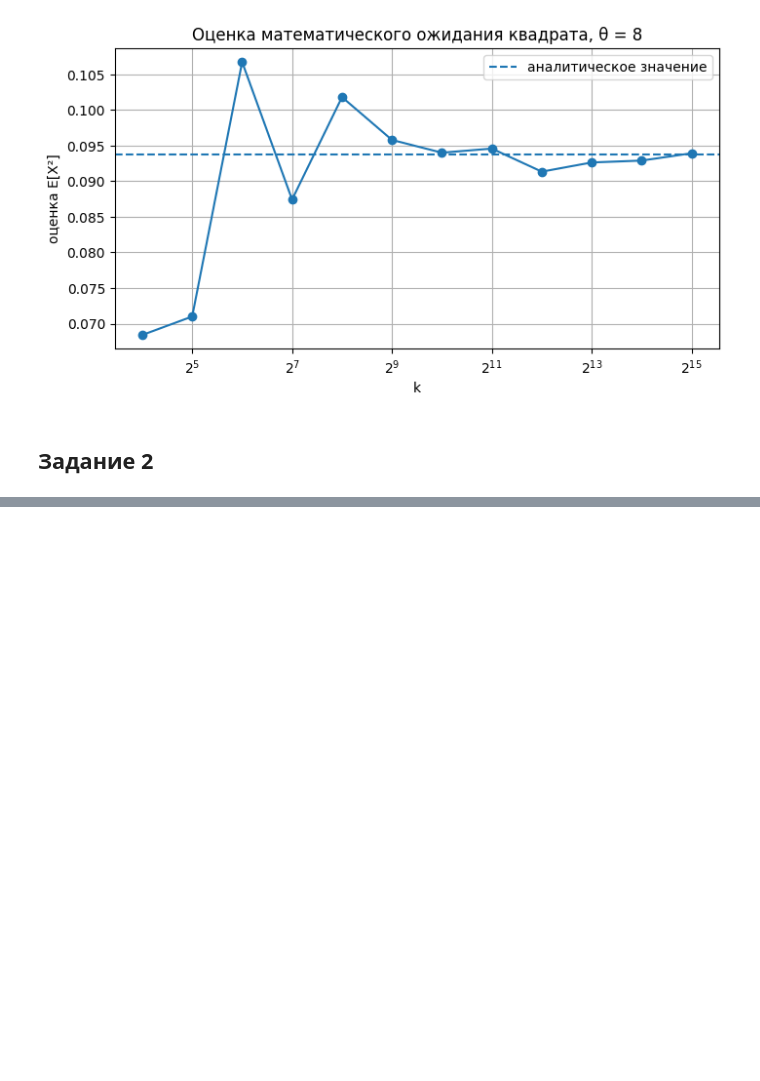
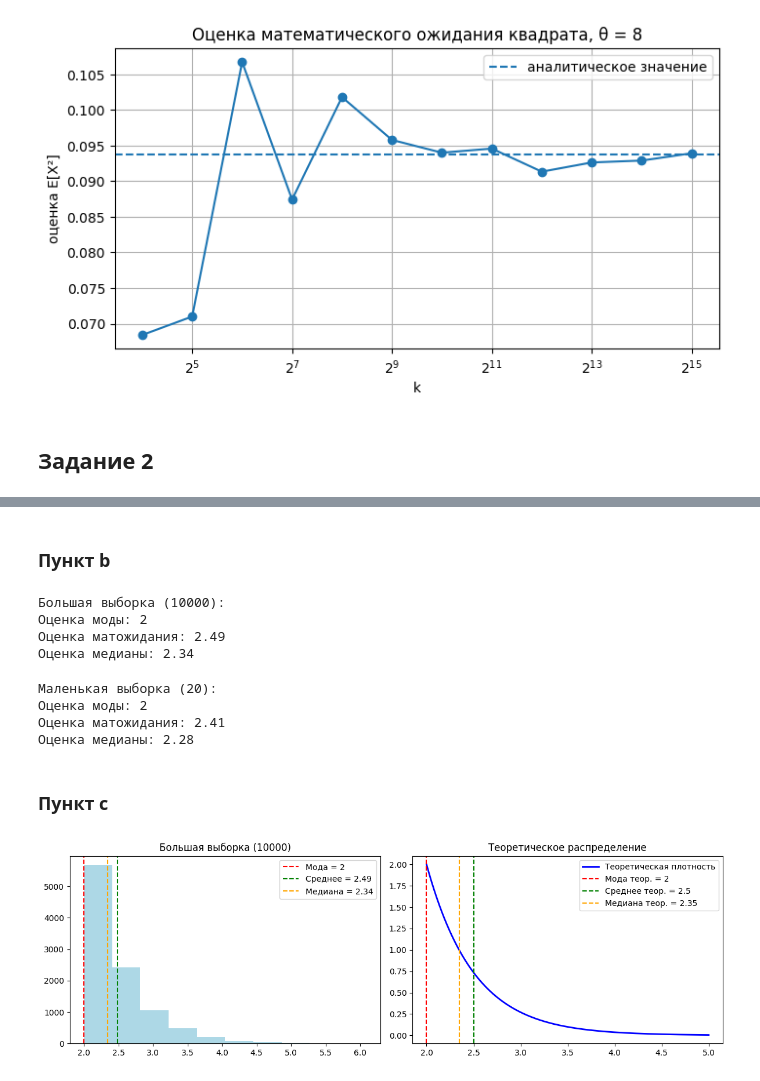
Before and after one commit to ITMO-NikitaGrishin/ITMO_ML, a Jupyter notebook: laba_02/laba_02.ipynb, the cells around one changed output, grey strips where cells are left out. Cells and saved outputs as stored; diff of their text form; code cells hidden in the pictures; blank space fills up the shorter version.

```diff
--- a/laba_02/laba_02.ipynb
+++ b/laba_02/laba_02.ipynb
@@ -138,0 +178,72 @@ for theta in thetas:
+# %% [markdown]
+### Пункт b
+# %%
+import numpy as np
+import matplotlib.pyplot as plt
+
+lambda_val, a = 2, 2
+np.random.seed(42)
+
+sample_large = np.random.exponential(scale=1/lambda_val, size=10000) + a
+
+# Оценки
+mode_est_large = a
+mean_est_large = np.mean(sample_large)
+median_est_large = np.median(sample_large)
+
+print("Большая выборка (10000):")
+print(f"Оценка моды: {mode_est_large:.0f}")
+print(f"Оценка матожидания: {mean_est_large:.2f}")
+print(f"Оценка медианы: {median_est_large:.2f}")
+# %% [output]
+Большая выборка (10000):
+Оценка моды: 2
+Оценка матожидания: 2.49
+Оценка медианы: 2.34
+# %%
+sample_small = np.random.exponential(scale=1/lambda_val, size=20) + a
+
+# Оценки
+mode_est_small = a
+mean_est_small = np.mean(sample_small)
+median_est_small = np.median(sample_small)
+
+print("\nМаленькая выборка (20):")
+print(f"Оценка моды: {mode_est_small:.0f}")
+print(f"Оценка матожидания: {mean_est_small:.2f}")
+print(f"Оценка медианы: {median_est_small:.2f}")
+# %% [output]
+Маленькая выборка (20):
+Оценка моды: 2
+Оценка матожидания: 2.41
+Оценка медианы: 2.28
+# %% [markdown]
+### Пункт с
+# %%
+# Для большой выборки
+plt.figure(figsize=(12, 4))
+
+# Гистограмма и оценки
+plt.subplot(1, 2, 1)
+plt.hist(sample_large, color='lightblue')
+plt.axvline(mode_est_large, color='red', linestyle='--', label=f'Мода = {mode_est_large:.0f}')
+plt.axvline(mean_est_large, color='green', linestyle='--', label=f'Среднее = {mean_est_large:.2f}')
+plt.axvline(median_est_large, color='orange', linestyle='--', label=f'Медиана = {median_est_large:.2f}')
+plt.title('Большая выборка (10000)')
+plt.legend()
+
+# Функция плотности и аналитические значения
+plt.subplot(1, 2, 2)
+x_vals = np.linspace(a, 5, 1000)
+pdf_vals = lambda_val * np.exp(-lambda_val * (x_vals - a))
+plt.plot(x_vals, pdf_vals, 'b-', linewidth=2, label='Теоретическая плотность')
+plt.axvline(2.0, color='red', linestyle='--', label='Мода теор. = 2')
+plt.axvline(2.5, color='green', linestyle='--', label='Среднее теор. = 2.5')
+plt.axvline(2.34657, color='orange', linestyle='--', label='Медиана теор. = 2.35')
+plt.title('Теоретическое распределение')
+plt.legend()
+
+plt.tight_layout()
+plt.show()
+# %% [output]
+[figure, added]
```
Also changed, not shown: parts of 8 cells of this notebook, 1 other file.
